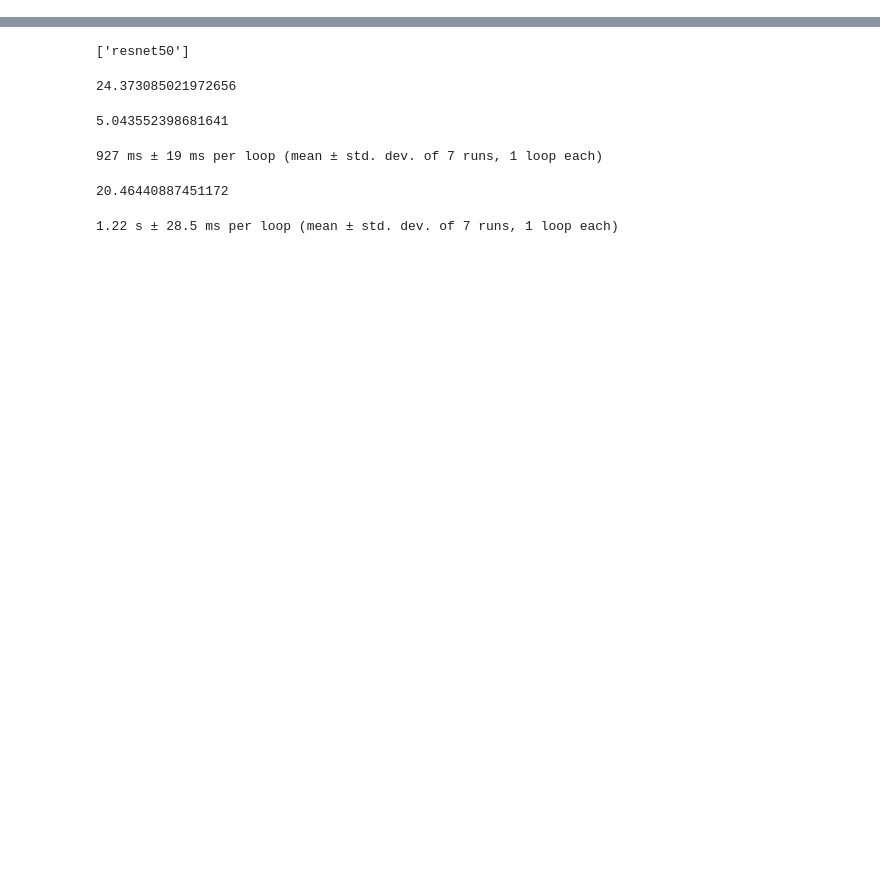
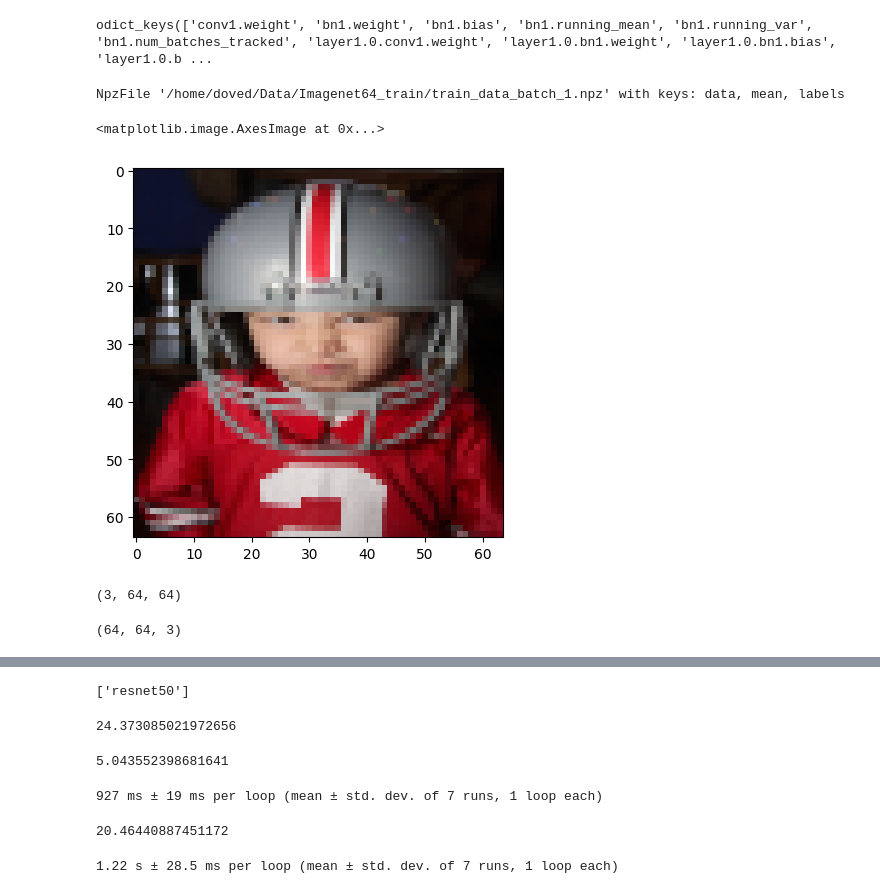
Before and after one commit to zdavid112z/AAIT, a Jupyter notebook: test.ipynb, the cells around one changed output, grey strips where cells are left out. Saved outputs shown, nothing was run; the diff lists cells and outputs as text; code cells hidden in the pictures; blank space fills up the shorter version.

```diff
--- a/test.ipynb
+++ b/test.ipynb
@@ -0,0 +28,19 @@
+# %%
+ckpt["state_dict"].keys()
+# %% [output]
+odict_keys(['conv1.weight', 'bn1.weight', 'bn1.bias', 'bn1.running_mean', 'bn1.running_var', 'bn1.num_batches_tracked', 'layer1.0.conv1.weight', 'layer1.0.bn1.weight', 'layer1.0.bn1.bias', 'layer1.0.b ...
+# %%
+import numpy as np
+
+b = np.load("/home/doved/Data/Imagenet64_train/train_data_batch_1.npz")
+b
+# %% [output]
+NpzFile '/home/doved/Data/Imagenet64_train/train_data_batch_1.npz' with keys: data, mean, labels
+# %%
+img1 = b["data"][10000]
+# %%
+from matplotlib import pyplot as plt
+plt.imshow(img1)
+# %% [output]
+<matplotlib.image.AxesImage at 0x...>
+[figure, added]
@@ -0,0 +103,10 @@
+# %%
+img1 = img1.reshape(3, 64, 64)
+img1.shape
+# %% [output]
+(3, 64, 64)
+# %%
+img1 = np.transpose(img1, (1, 2, 0))
+img1.shape
+# %% [output]
+(64, 64, 3)
```
Also changed, not shown: parts of 54 cells of this notebook, 15 other files.
